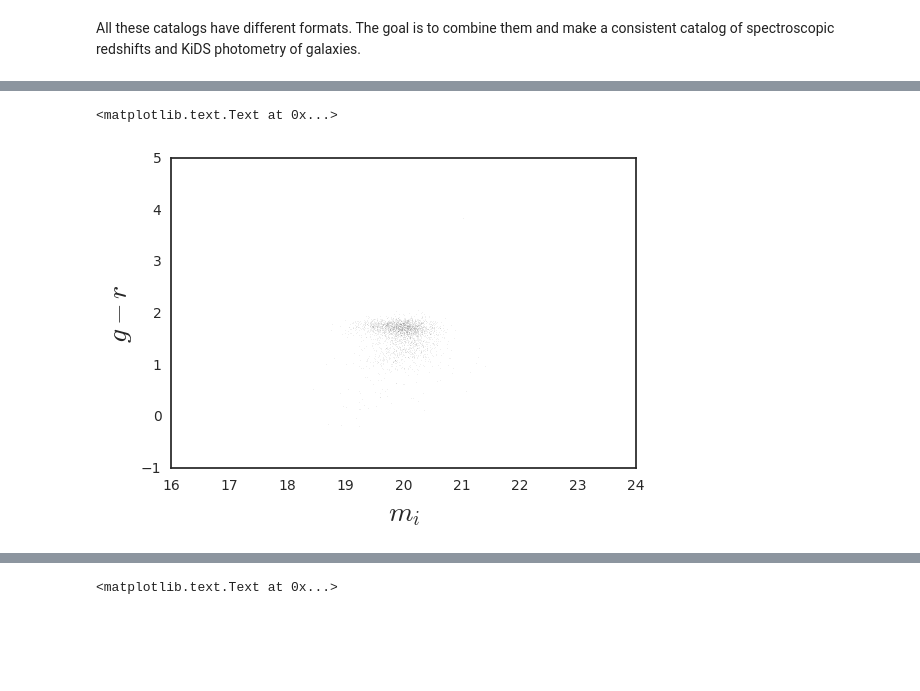
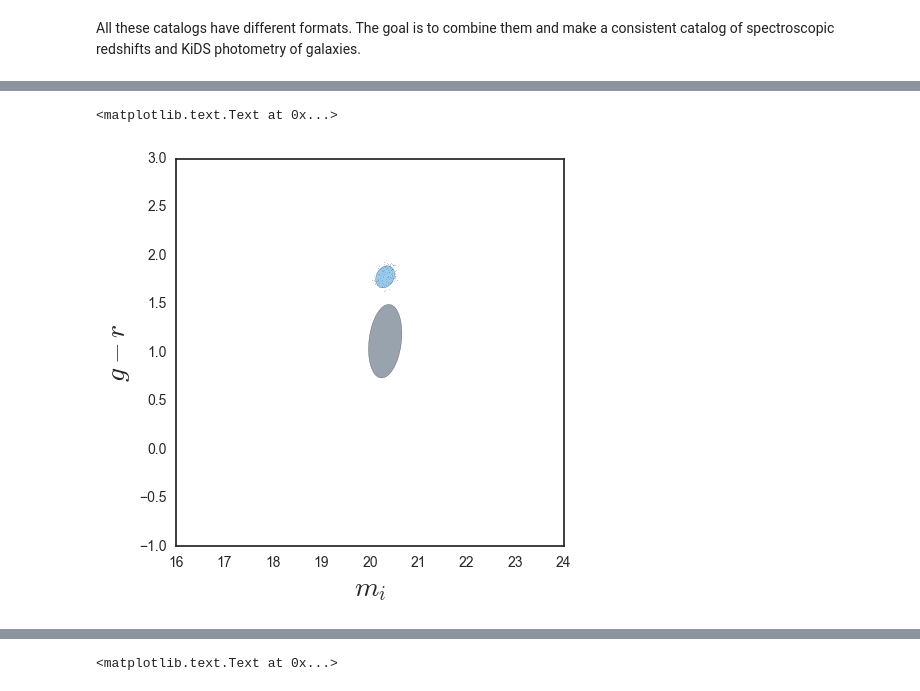
Before and after one commit to mjvakili/redsq, a Jupyter notebook: code/catalog_unifier.ipynb, the cells around one changed output, grey strips where cells are left out. Saved outputs shown, nothing was run; the diff lists cells and outputs as text; code cells hidden in the pictures; blank space fills up the shorter version.

```diff
--- a/code/catalog_unifier.ipynb
+++ b/code/catalog_unifier.ipynb
@@ -192,0 +218,12 @@ zdp = dp[11,:]
+# %%
+print clf.mu[0,1]
+print clf.V[0,1,1]
+plt.figure(figsize=(5,5))
+plt.scatter(dpp[3,:] , dpp[9,:] , s = 0.1)
+##plt.scatter(dpp[3,:] , dpp[10,:] , s = 0.1)
+for i in range(2):
+    draw_ellipse(clf.mu[i], clf.V[i] , scales=[1] , ec='k', fc=next(palette) , alpha = 0.6)
+plt.xlim([16,24])
+plt.ylim([-1,3])
+plt.xlabel(r"$m_{i}$" , fontsize = 20)
+plt.ylabel(r"$g-r$" , fontsize = 20)
@@ -193,10 +251,36 @@ zdp = dp[11,:]
+# %%
+import scipy as sc
+import scipy.linalg as linalg
+
+mask = Y[:,1] > mu_gr.max() - 2. * var_gr.min()**.5
+#print clf.mu.shape , clf.V.shape
+red_index = np.where(clf.mu[:,1] == clf.mu[:,1].max())[0]
+#print red_index
+mu_red , V_red= clf.mu[red_index] , clf.V[red_index][0]
+#print V_red
+#print mu_red , V_red
+dY_red = Y - mu_red
+V_red_inv = np.linalg.inv(V_red)
+
+VdY = np.tensordot(V_red_inv, dY_red , axes=(1,1))
+#print VdY.shape
+chi = np.sum(dY_red.T * VdY , axis = 0)
+#print chi
+mask = chi<2
+#print dY_red.shape
+#np.dot(dY_red[3,:] , np.dot(np.linalg.inv(V_red) , dY_red[3,:]))
+#(dY_red*np.linalg.inv(V_red)[:,:,None]*dY_red).shape
+#np.dot((dY_red).T , np.linalg.solve(V_red[:,:,None] , dY_red))
 # %%
-mask = (zdp>.52) & (zdp<.54)
-dpp = dp[:,mask]
-plt.scatter(dpp[3,:] , dpp[9,:] , s = 0.001)
+plt.figure(figsize=(5,5))
+plt.scatter(Y[mask,0] , Y[mask,1] , s = 0.01)
+for i in range(2):
+    draw_ellipse(clf.mu[i],
+                 clf.V[i] , scales=[1] , ec='k', fc=next(palette) , alpha = 0.5)
 plt.xlim([16,24])
+plt.ylim([-1,3])
 plt.xlabel(r"$m_{i}$" , fontsize = 20)
 plt.ylabel(r"$g-r$" , fontsize = 20)
 # %% [output]
 <matplotlib.text.Text at 0x...>
-[figure, old version]
+[figure, new version]
```
Also changed, not shown: parts of 12 cells of this notebook, 1 other file.
